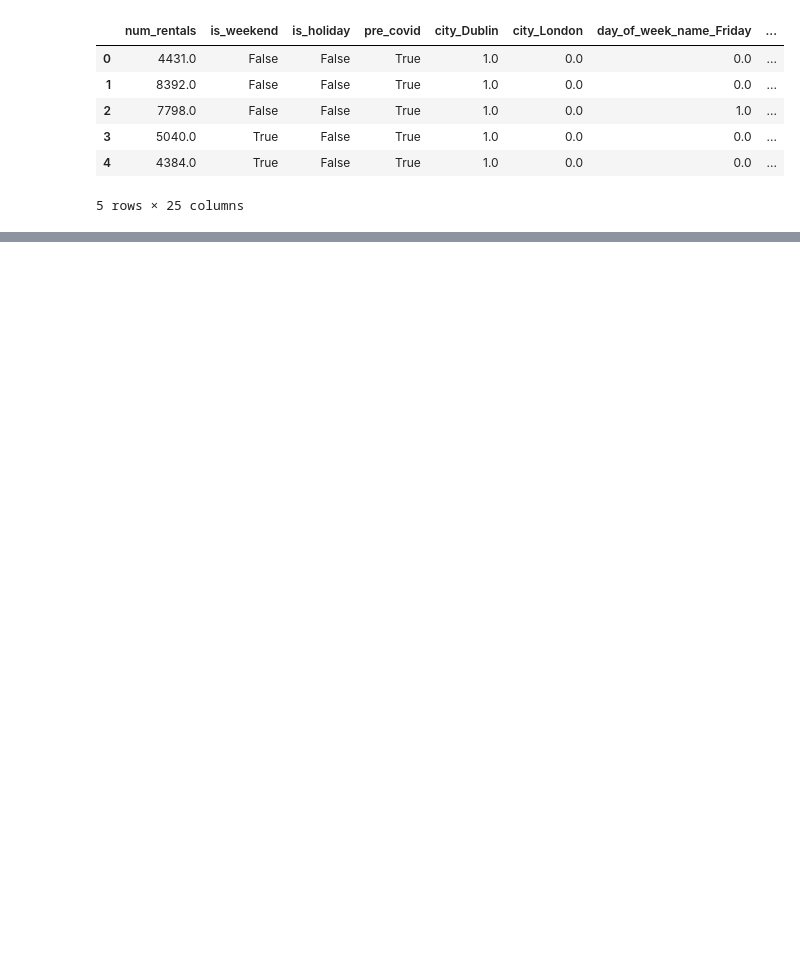
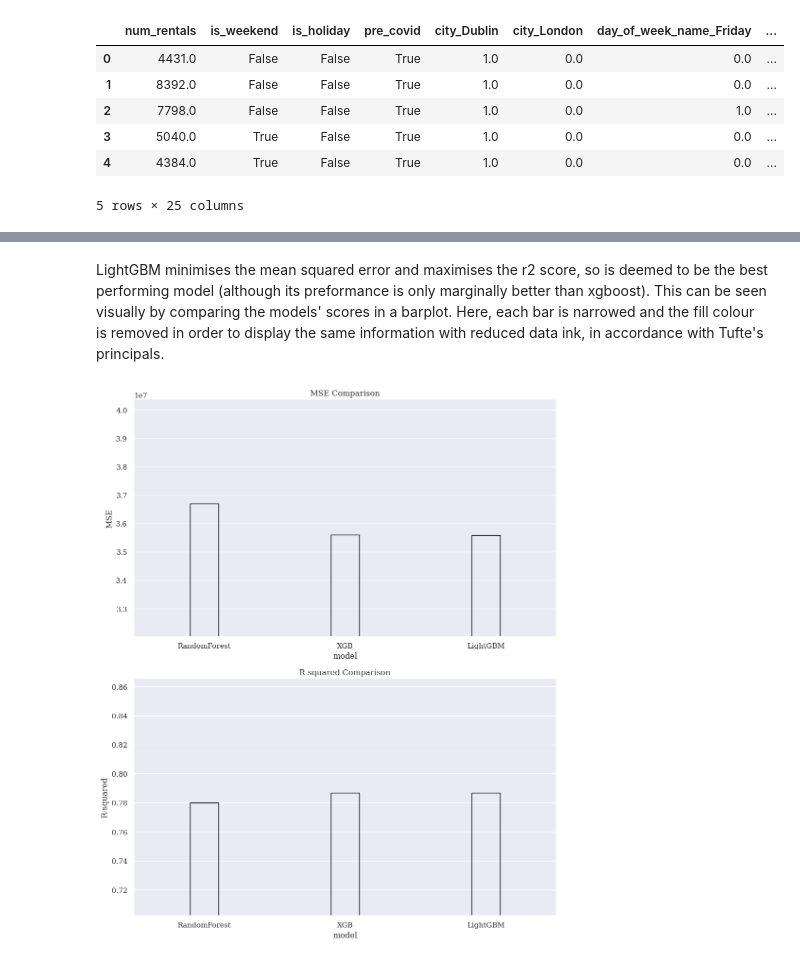
Before and after one commit to step-hen-burke/CA2, a Jupyter notebook: 3_rental_prediction.ipynb, the cells around one changed output, grey strips where cells are left out. Drawn from its saved outputs; the diff is of its cells as text; code cells hidden in the pictures; blank space fills up the shorter version.

Commit message:
Regression comparison and evaluation. EDA for classification

```diff
--- a/3_rental_prediction.ipynb
+++ b/3_rental_prediction.ipynb
@@ -14,17 +14,18 @@ import seaborn as sns
 from sklearn.preprocessing import OneHotEncoder
 from sklearn.model_selection import RandomizedSearchCV, GridSearchCV, train_test_split
 from sklearn.ensemble import RandomForestRegressor, RandomForestClassifier
-from sklearn.metrics import classification_report, confusion_matrix, accuracy_score
+from sklearn.metrics import classification_report, confusion_matrix, accuracy_score, mean_squared_error, r2_score
 import xgboost as xgb
 import lightgbm as lgb
 from pathlib import Path
 import datetime
 import warnings
 import holidays
+import random
 
 warnings.filterwarnings('ignore')
 
-charts_folder = Path('charts/')
+chart_folder = Path('charts/')
 data_folder = Path('data/')
 
 sns.set(style="darkgrid", font='serif', rc={'lines.linewidth': 0.7})
@@ -93,11 +102,26 @@ X_train, X_test, y_train, y_test = train_test_split(one_hot_df.drop(columns=['nu
 random.seed(495)
 
 rf_params = {'max_depth': [3, 5, 10, 20, None], 'n_estimators': [50, 100, 200], 'max_features': ['sqrt', None]}
-xgb_params = {'learning_rate': [0.01, 0.1, 0.2], 'n_estimators': [50, 100, 200], 'max_depth': [3, 4, 5]}
-lgb_params = {'learning_rate': [0.01, 0.1, 0.2], 'n_estimators': [50, 100, 200], 'max_depth': [3, 4, 5]}
+xgb_params = {'learning_rate': [0.01, 0.1, 0.2], 'n_estimators': [50, 100, 200], 'max_depth': [3, 6, 9]}
+lgb_params = {'learning_rate': [0.01, 0.1, 0.2], 'n_estimators': [50, 100, 200], 'max_depth': [3, 6, 9], 'verbose': [-1]}
 
 models = {
     'RandomForest': GridSearchCV(RandomForestRegressor(n_jobs=-1), param_grid=rf_params).fit(X_train, y_train).best_estimator_,
     'XGB': GridSearchCV(xgb.XGBRegressor(n_jobs=-1), param_grid=xgb_params).fit(X_train, y_train).best_estimator_,
     'LightGBM': GridSearchCV(lgb.LGBMRegressor(n_jobs=-1), param_grid=lgb_params).fit(X_train, y_train).best_estimator_
 }
+# %%
+results_df = pd.DataFrame(columns=['model', 'mse', 'r2'])
+
+for name, model in models.items():
+    y_pred = model.predict(X_test)
+    mse = mean_squared_error(y_test, y_pred)
+    r2 = r2_score(y_test, y_pred)
+    results_dict = {
+            'model': name,
+            'mse': mse,
+            'r2': r2
+        }
+    results_df = results_df.append(results_dict, ignore_index=True)
+
+results_df
@@ -103,0 +136,20 @@ models = {
+# %% [markdown]
+LightGBM minimises the mean squared error and maximises the r2 score, so is deemed to be the best performing model (although its preformance is only marginally better than xgboost). This can be seen visually by comparing the models' scores in a barplot. Here, each bar is narrowed and the fill colour is removed in order to display the same information with reduced data ink, in accordance with Tufte's principals.
+# %%
+fig, axes = plt.subplots(nrows=2, ncols=1, figsize=(10, 12))
+
+sns.barplot(ax=axes[0], data=results_df, x='model', y='mse', width=0.2, edgecolor='black', fill=None)
+axes[0].set_title('MSE Comparison')
+axes[0].set_ylabel('MSE')
+axes[0].set_ylim(np.min(results_df['mse']) - np.min(results_df['mse'])*0.1, np.max(results_df['mse']) + np.max(results_df['mse'])*0.1)
+
+sns.barplot(ax=axes[1], data=results_df, x='model', y='r2', width=0.2, edgecolor='black', fill=None)
+axes[1].set_title('R-squared Comparison')
+axes[1].set_ylabel('R-squared')
+axes[1].set_ylim(np.min(results_df['r2']) - np.min(results_df['r2'])*0.1, np.max(results_df['r2']) + np.max(results_df['r2'])*0.1)
+
+plt.tight_layout()
+plt.savefig(chart_folder / 'daily_prediction_comparison.png')
+plt.show();
+# %% [output]
+[figure, added]
```
Also changed, not shown: parts of 20 cells of this notebook.
